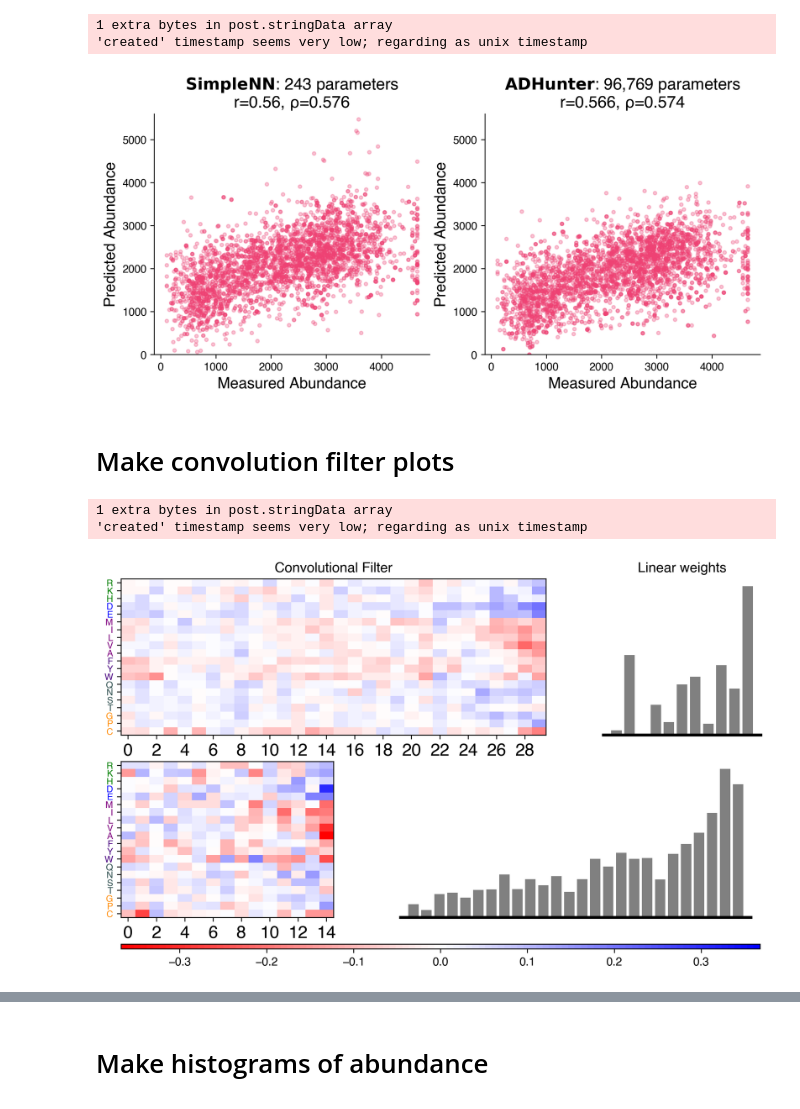
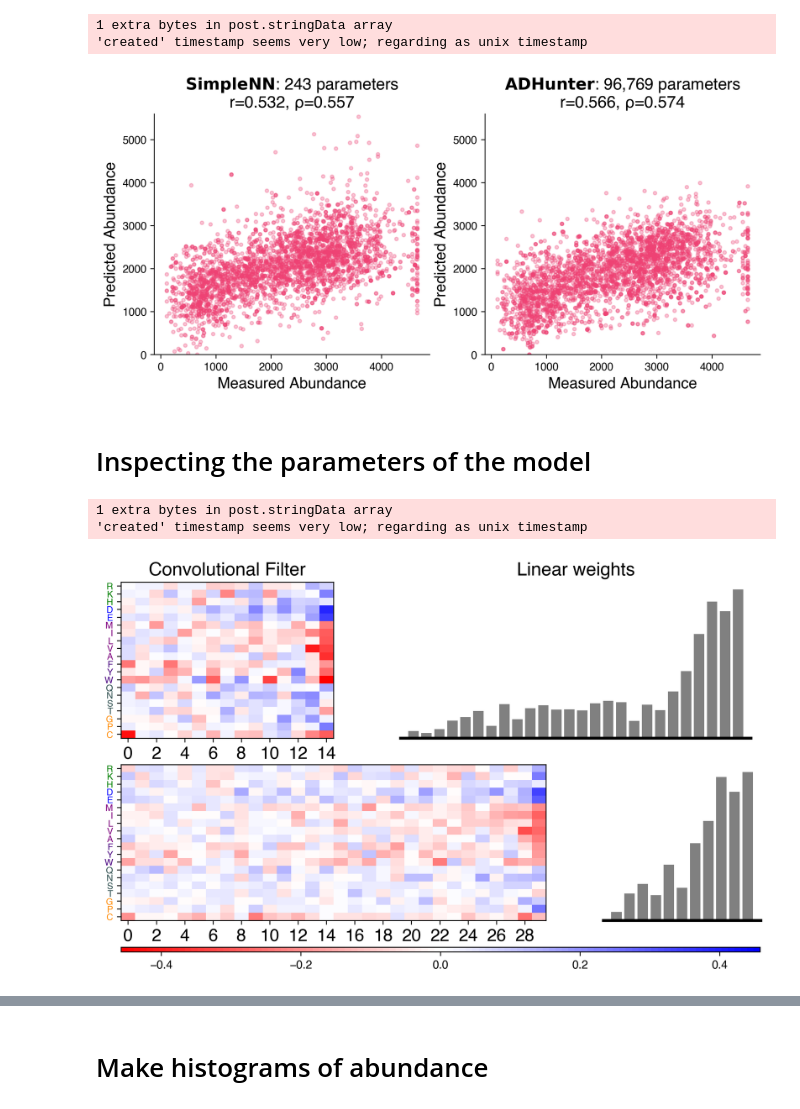
Before and after one commit to staller-lab/NN_interpretability_for_AD_prediction, a Jupyter notebook: scripts/analysis_scripts/compare_simple_w_deep_abund.ipynb, the cells around one changed output, grey strips where cells are left out. Saved outputs shown, nothing was run; the diff lists cells and outputs as text; code cells hidden in the pictures.

```diff
--- a/scripts/analysis_scripts/compare_simple_w_deep_abund.ipynb
+++ b/scripts/analysis_scripts/compare_simple_w_deep_abund.ipynb
@@ -199,11 +244,11 @@ See the caveats in the documentation: https://pandas.pydata.org/pandas-docs/stab
 # %%
 fig, axs = plt.subplots(1,2,figsize=(10,4))
 
-tiles = [i for ls in val_seqs["40_tiles"] for i in ls]
+tiles = [i for ls in test_seqs["40_tiles"] for i in ls]
 tiles = tiles + (list(other_tiles["aa_seq"]))
-actual = [i for ls in val_seqs["40_tiles_exp_abundance"] for i in ls]
+actual = [i for ls in test_seqs["40_tiles_exp_abundance"] for i in ls]
 actual = actual + (list(other_tiles["abundance"]))
-pred = [i for ls in val_seqs["biophysics_mcherry_pred"] for i in ls]
+pred = [i for ls in test_seqs["biophysics_mcherry_pred"] for i in ls]
 pred = pred + (list(other_tiles["biophysics_mcherry_pred"]))
 plotting_data = pd.DataFrame((actual, pred, tiles)).T
 plotting_data = plotting_data.dropna()
@@ -218,11 +263,11 @@ axs[0].set_ylabel('Predicted Abundance', fontsize=14)
 axs[0].set_ylim(0, 5600)
 axs[0].set_title(r"$\bf{SimpleNN}$" +f': 243 parameters\nr={pearson:.3}, \u03C1={spearman:.3}', fontsize=15)
 
-tiles = [i for ls in val_seqs["40_tiles"] for i in ls]
+tiles = [i for ls in test_seqs["40_tiles"] for i in ls]
 tiles = tiles + (list(other_tiles["aa_seq"]))
-actual = [i for ls in val_seqs["40_tiles_exp_abundance"] for i in ls]
+actual = [i for ls in test_seqs["40_tiles_exp_abundance"] for i in ls]
 actual = actual + (list(other_tiles["abundance"]))
-pred = [i for ls in val_seqs["adhunter_mcherry_pred"] for i in ls]
+pred = [i for ls in test_seqs["adhunter_mcherry_pred"] for i in ls]
 pred = pred + (list(other_tiles["adhunter_mcherry_pred"]))
 plotting_data = pd.DataFrame((actual, pred, tiles)).T
 plotting_data = plotting_data.dropna()
@@ -243,11 +288,14 @@ plt.savefig("figures/simple_abund_scatter_plots.pdf", format='pdf', bbox_inches=
 # %% [output]
 1 extra bytes in post.stringData array
 'created' timestamp seems very low; regarding as unix timestamp
-[figure, old version]
+[figure, new version]
-# %% [markdown]
-# Make convolution filter plots
+# %% [markdown]
+# Inspecting the parameters of the model
 # %%
 def load_model(name, k):
+    """
+    Loads a SimpleNN-abund model.
+    """
     model = ADModel_abund(size, k)
     model.load_state_dict(torch.load(f"{name}.pth"))
     return model
@@ -257,8 +302,12 @@ model_15 = load_model(model_15_name, 15)
 # %%
+# Order of AAs for plotting
 amino_acids = ["R","K","H","D","E","M","I","L","V","A","F","Y","W","Q","N","S","T","G","P","C"]
 
-# Weights preparation
 def get_conv_weights(model, layer):
+    """
+    Extracts the convolutional layer weights and
+    returns them as a pandas dataframe
+    """
     model_state_dict = model.state_dict()
     width = model_state_dict[layer].shape[0] * model_state_dict[layer].shape[2]
     conv_weight = model_state_dict[layer].detach().numpy().reshape(width,20)
@@ -267,6 +316,11 @@ def get_conv_weights(model, layer):
     return conv_weights
 
 def get_linear_weights(model, layer, kernel_size):
+    """
+    Extracts the linear layer weights and
+    returns them as a numpy array. Also returns the
+    corresponding x-axis values
+    """
     linear_weights = (40 - kernel_size + 1)
     model_state_dict = model.state_dict()
     linear_weight = model_state_dict[layer].detach().numpy().reshape(linear_weights)
@@ -324,49 +433,45 @@ colors = {'A': 'purple', 'C': 'darkorange', 'E': 'blue', 'D': 'blue', 'G': 'dark
+# %%
+# Get another high performing model to display
+best_models = model_results.sort_values("sum_rank").drop_duplicates(" kernel_size", keep='first')
+file = best_models[best_models[' kernel_size'] == 30]["model_name"].values[0].removeprefix("../../")
+model_30 = load_model(file, 30)
 # %%
 num_rows = 2
-models = [model_15, biophysical_model]
+
+# Get the range for the heatmaps
+models = [biophysical_model, model_30]
 conv_weights = []
 
 for model in models:
     conv_weights += list(get_conv_weights(model, "conv1.weight").T.values.flatten())
 
 lim = max([abs(w) for w in conv_weights])
 
 # Create a figure
 fig = plt.figure(figsize=(10, 3*num_rows))
-title_font = {'fontsize': 15, 'fontweight': 'bold', 'fontname': 'Arial'}
 
-
+# We add in "padding" rows between the rows we care about
 height_ratios = [.01] + [3.3, .1]*num_rows + [0.1]
 
+# Create a gridspec object
 gs1 = gridspec.GridSpec(2 + num_rows*2, 1, width_ratios=[1], height_ratios=height_ratios, figure=fig)
-ax1 = plt.subplot(gs1[0,0])
-# ax1.set_title("Features predicting GFP expression", fontdict=title_font)
-ax1.set_xticks([])
-ax1.set_yticks([])
-ax1.set_xticklabels([])
-ax1.set_yticklabels([])
-ax1.spines['top'].set_visible(False)
-ax1.spines['right'].set_visible(False)
-ax1.spines['left'].set_visible(False)
-ax1.spines['bottom'].set_visible(False)
-ax1.patch.set_visible(False)
-ax1.axis('off')
 
-ax1, ax2, im1 = make_row_plot(fig, 30, biophysical_model, 1, lim, height_ratios, num_rows)
-ax1.set_title("Convolutional Filter", fontsize=12)
-ax2.set_title("Linear weights", fontsize=12)
+# Adding the best NN parameters to the first row
+ax1, ax2, im1 = make_row_plot(fig, kernel_size, biophysical_model, 1, lim, height_ratios, num_rows)
+ax1.set_title("Convolutional Filter", fontsize=16)
+ax2.set_title("Linear weights", fontsize=16)
 
-ax1, ax2, im1 = make_row_plot(fig, 15, model_15, 3, lim, height_ratios, num_rows)
+# Adding another NN parameters to the second row (row 3 because of padding)
+ax1, ax2, im1 = make_row_plot(fig, 30, model_30, 3, lim, height_ratios, num_rows)
 
-
-
+# Create another gridspec object to span the whole figure (1 column) to display the colorbar
 gs_cb = gridspec.GridSpec(2 + num_rows*2, 1, width_ratios=[1], height_ratios=height_ratios, figure=fig)
 cax1 = plt.subplot(gs_cb[-1,0])
 
 fig.colorbar(im1,cax=cax1, orientation='horizontal')
 
 plt.savefig("figures/simple_abund_parameters.pdf", format='pdf', bbox_inches='tight')
 # %% [output]
 1 extra bytes in post.stringData array
 'created' timestamp seems very low; regarding as unix timestamp
-[figure, old version]
+[figure, new version]
```
Also changed, not shown: parts of 65 cells of this notebook, 5 other files.
